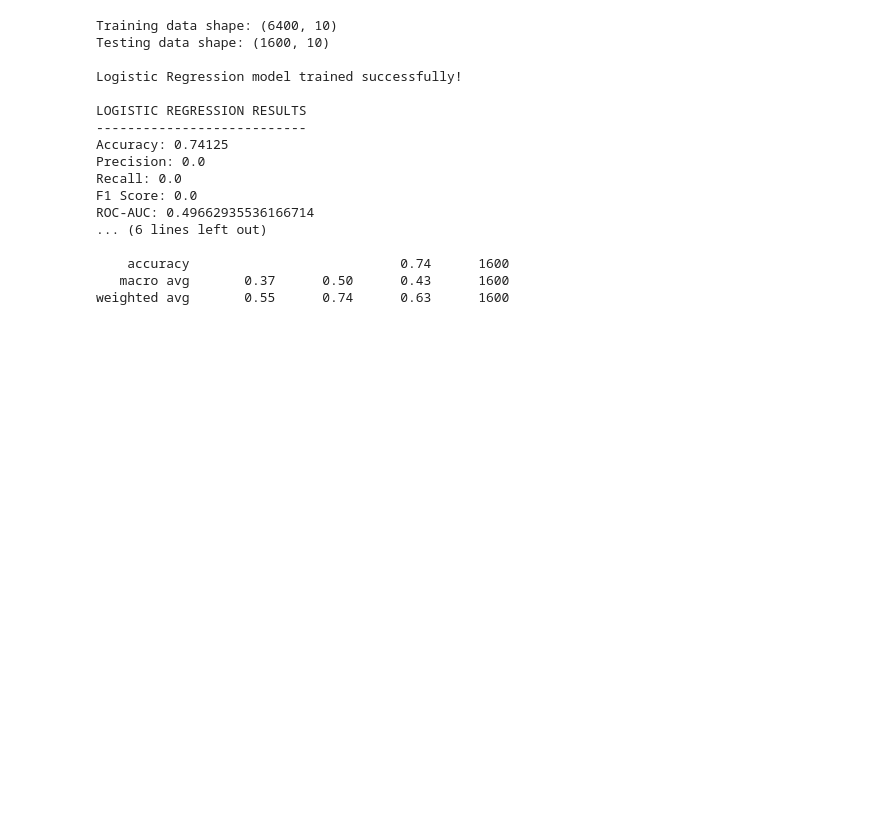
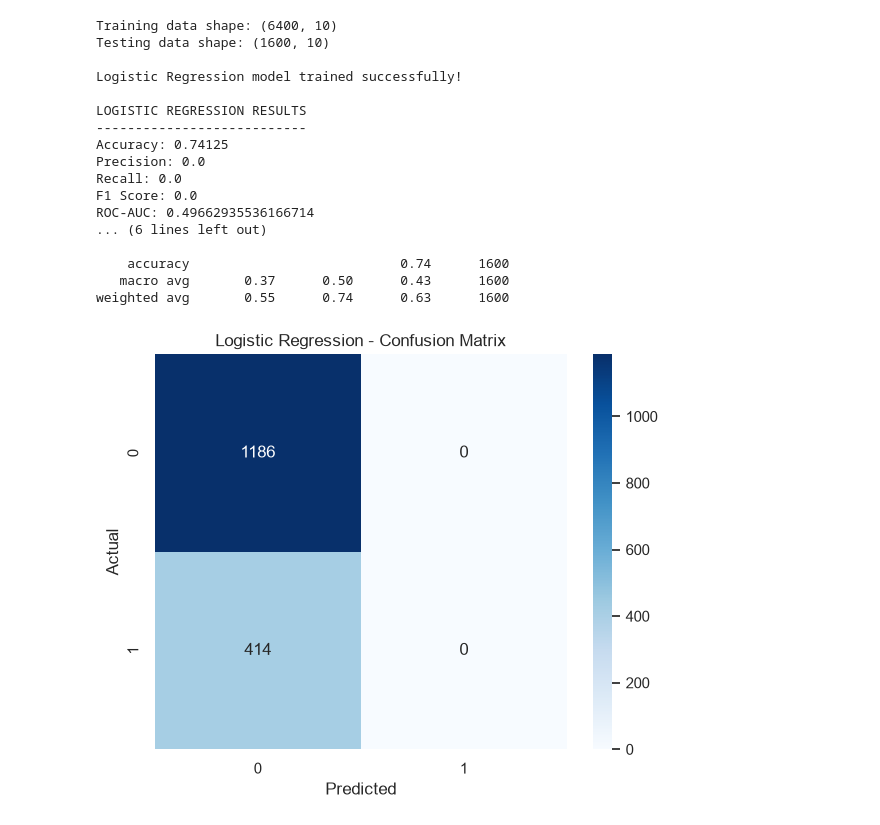
Before and after one commit to sarthak-singh-1565/Spotify-ana-project-lr, a Jupyter notebook: notebook/01_data_exploration.ipynb, the cells around one changed output. Saved outputs shown, nothing was run; the diff lists cells and outputs as text; code cells hidden in the pictures; blank space fills up the shorter version.

```diff
--- a/notebook/01_data_exploration.ipynb
+++ b/notebook/01_data_exploration.ipynb
@@ -526,3 +526,64 @@ ROC-AUC: 0.49662935536166714
     accuracy                           0.74      1600
    macro avg       0.37      0.50      0.43      1600
 weighted avg       0.55      0.74      0.63      1600
+# %%
+#block 11
+# Saving Results
+
+logistic_results = pd.DataFrame({
+    "Metric": [
+        "Accuracy",
+        "Precision",
+        "Recall",
+        "F1 Score",
+        "ROC AUC"
+    ],
+    "Value": [
+        accuracy,
+        precision,
+        recall,
+        f1,
+        roc_auc
+    ]
+})
+
+logistic_results.to_csv(
+    "logistic_results.csv",
+    index=False
+)
+
+logistic_predictions = pd.DataFrame({
+    "Actual": y_test.values,
+    "Predicted": y_pred,
+    "Probability": y_probability
+})
+
+logistic_predictions.to_csv(
+    "logistic_predictions.csv",
+    index=False
+)
+
+
+# Confusion Matrix
+
+cm = confusion_matrix(y_test, y_pred)
+
+plt.figure(figsize=(6, 5))
+
+sns.heatmap(
+    cm,
+    annot=True,
+    fmt="d",
+    cmap="Blues"
+)
+
+plt.title("Logistic Regression - Confusion Matrix")
+plt.xlabel("Predicted")
+plt.ylabel("Actual")
+
+plt.tight_layout()
+
+plt.savefig("member2_confusion_matrix.png")
+plt.show()
+# %% [output]
+[figure, added]
```
Also changed, not shown: 3 other files.
